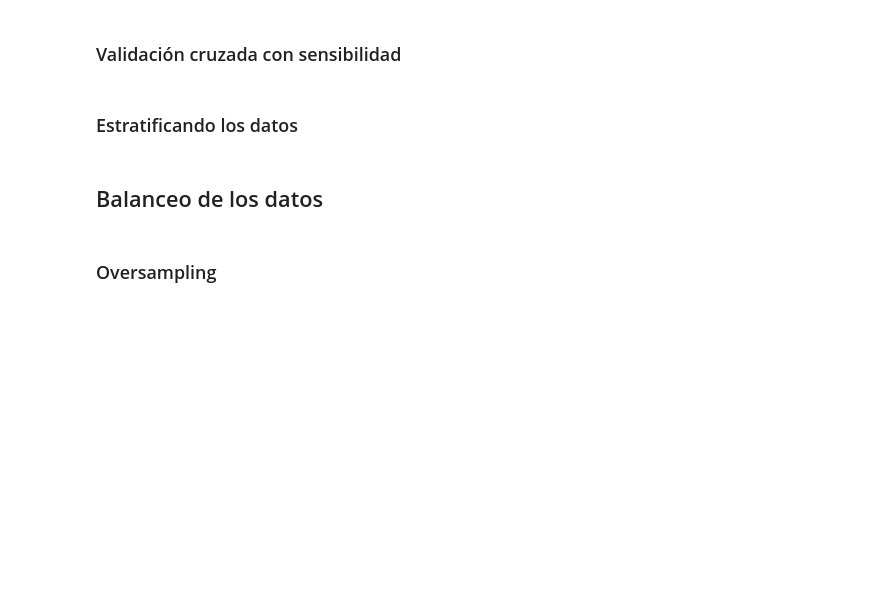
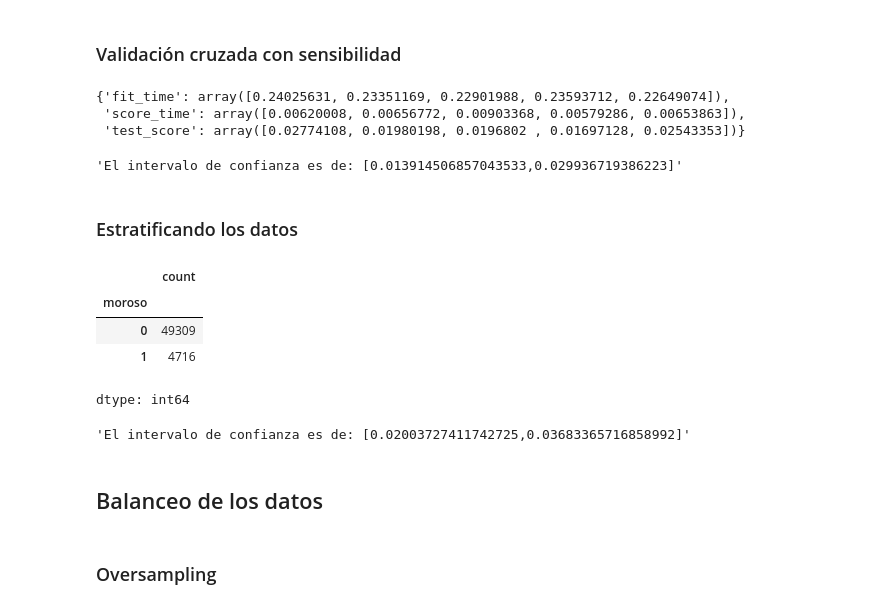
Before and after one commit to Cesar-Curitol/Validaci-n_de_modelos_y_metricas_de_evaluacion, a Jupyter notebook: Clasificacion_validacion_y_metricas.ipynb, the cells around one changed output. Drawn from its saved outputs; the diff is of its cells as text; code cells hidden in the pictures; blank space fills up the shorter version.

```diff
--- a/Clasificacion_validacion_y_metricas.ipynb
+++ b/Clasificacion_validacion_y_metricas.ipynb
@@ -210,2 +247,23 @@ Generalmente, se utilizan 5 o 10 partes. Un número mayor no suele ser necesario
+# %%
+modelo = DecisionTreeClassifier(max_depth=10)
+kf = KFold(n_splits=5, shuffle=True, random_state=5)
+cv_resultados = cross_validate(modelo, X, y, cv=kf, scoring= 'recall')
+cv_resultados
+# %% [output]
+{'fit_time': array([0.24025631, 0.23351169, 0.22901988, 0.23593712, 0.22649074]),
+ 'score_time': array([0.00620008, 0.00656772, 0.00903368, 0.00579286, 0.00653863]),
+ 'test_score': array([0.02774108, 0.01980198, 0.0196802 , 0.01697128, 0.02543353])}
+# %%
+intervalo_confianza(cv_resultados)
+# %% [output]
+'El intervalo de confianza es de: [0.013914506857043533,0.029936719386223]'
 # %% [markdown]
 ### Estratificando los datos
+# %%
+datos.moroso.value_counts()
+# %% [output]
+|  | count |
+| moroso |  |
+| 0 | 49309 |
+| 1 | 4716 |
+dtype: int64
@@ -212,3 +276,7 @@ Generalmente, se utilizan 5 o 10 partes. Un número mayor no suele ser necesario
+# %%
+intervalo_confianza(cv_resultados)
+# %% [output]
+'El intervalo de confianza es de: [0.02003727411742725,0.03683365716858992]'
 # %% [markdown]
 ## <font color='dark'>Balanceo de los datos</h1>
 # %% [markdown]
```
Also changed, not shown: parts of 19 cells of this notebook.
